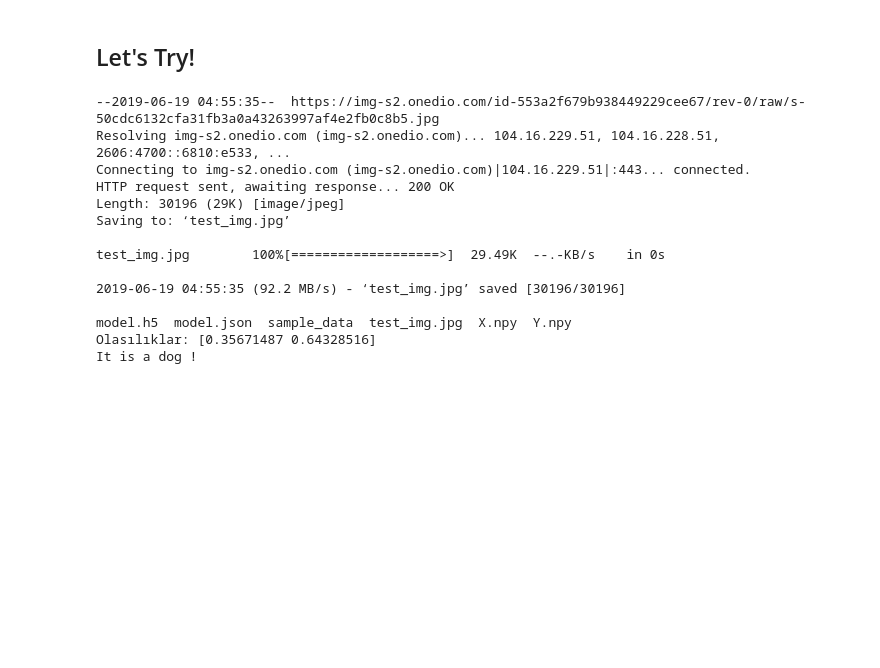
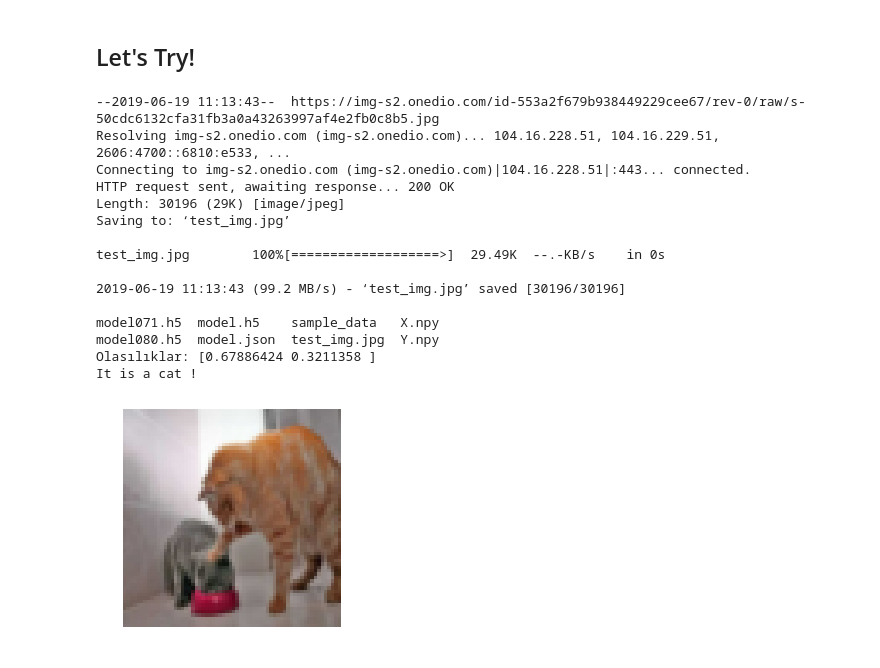
Before and after one commit to duyqu-chan/CS231n, a Jupyter notebook: CatDogClassification_3_Conv_Layers.ipynb, the cells around one changed output. Cells and saved outputs as stored; diff of their text form; code cells hidden in the pictures; blank space fills up the shorter version.

```diff
--- a/CatDogClassification_3_Conv_Layers.ipynb
+++ b/CatDogClassification_3_Conv_Layers.ipynb
@@ -316,41 +375,46 @@ Saved model to disk
 # %%
 !wget https://img-s2.onedio.com/id-553a2f679b938449229cee67/rev-0/raw/s-50cdc6132cfa31fb3a0a43263997af4e2fb0c8b5.jpg -O test_img.jpg
 !ls
 
 from skimage.io import imread
 from skimage.transform import resize
 from io import StringIO
 # TODO: Görüntüyü okuyalım:
 # TODO: Görüntüyü yeniden boyutlandıralım:
 # TODO: Görüntüyü Numpy Array haline getirip batch axis ekleyelim.
 img_size = 64
 img = imread("test_img.jpg")
 img = resize(img, (img_size, img_size, 3))
-X = np.zeros((1, 64, 64, 3), dtype='float64')
-X[0] = img
+X_test2 = np.zeros((1, 64, 64, 3), dtype='float64')
+X_test2[0] = img
+X_test2 /= 255
+X_test2 -= np.mean(X_test, axis = 0)
 # TODO: Görüntüyü ekranda gösterelim:
-#plt.imshow(img, interpolation='nearest')
-#plt.axis("off")
+plt.imshow(img, interpolation='nearest')
+
+plt.axis("off")
 
 #plt.show()
 # Model çıktısını alalım:
-Y_test_img = model.predict(X)
+Y_test_img = model.predict(X_test2)
 print('Olasılıklar:', Y_test_img[0])
 Y_test_img = np.argmax(Y_test_img, axis=1)
 Y_test_img = 'cat' if Y_test_img[0] == 0 else 'dog'
 print('It is a '+ Y_test_img + ' !')
 # %% [output]
---2019-06-19 04:55:35--  https://img-s2.onedio.com/id-553a2f679b938449229cee67/rev-0/raw/s-50cdc6132cfa31fb3a0a43263997af4e2fb0c8b5.jpg
-Resolving img-s2.onedio.com (img-s2.onedio.com)... 104.16.229.51, 104.16.228.51, 2606:4700::6810:e533, ...
-Connecting to img-s2.onedio.com (img-s2.onedio.com)|104.16.229.51|:443... connected.
+--2019-06-19 11:13:43--  https://img-s2.onedio.com/id-553a2f679b938449229cee67/rev-0/raw/s-50cdc6132cfa31fb3a0a43263997af4e2fb0c8b5.jpg
+Resolving img-s2.onedio.com (img-s2.onedio.com)... 104.16.228.51, 104.16.229.51, 2606:4700::6810:e533, ...
+Connecting to img-s2.onedio.com (img-s2.onedio.com)|104.16.228.51|:443... connected.
 HTTP request sent, awaiting response... 200 OK
 Length: 30196 (29K) [image/jpeg]
 Saving to: ‘test_img.jpg’
 
 test_img.jpg        100%[===================>]  29.49K  --.-KB/s    in 0s
 
-2019-06-19 04:55:35 (92.2 MB/s) - ‘test_img.jpg’ saved [30196/30196]
+2019-06-19 11:13:43 (99.2 MB/s) - ‘test_img.jpg’ saved [30196/30196]
 
-model.h5  model.json  sample_data  test_img.jpg  X.npy  Y.npy
-Olasılıklar: [0.35671487 0.64328516]
-It is a dog !
+model071.h5  model.h5    sample_data   X.npy
+model080.h5  model.json  test_img.jpg  Y.npy
+Olasılıklar: [0.67886424 0.3211358 ]
+It is a cat !
+[figure, added]
```
Also changed, not shown: parts of 14 cells of this notebook.
